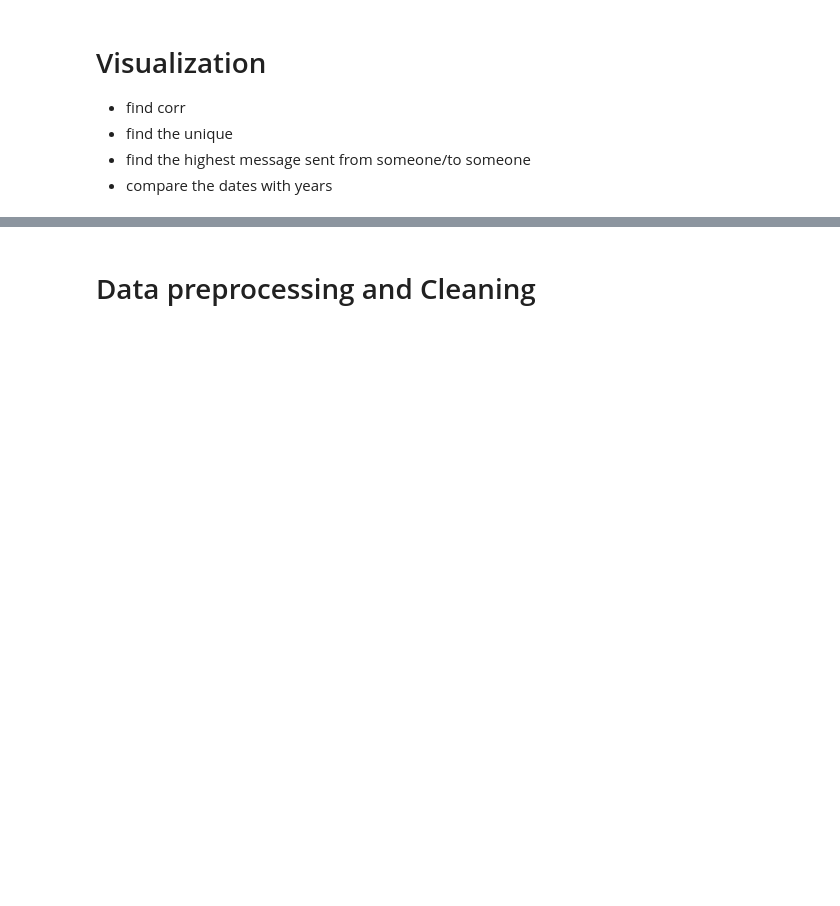
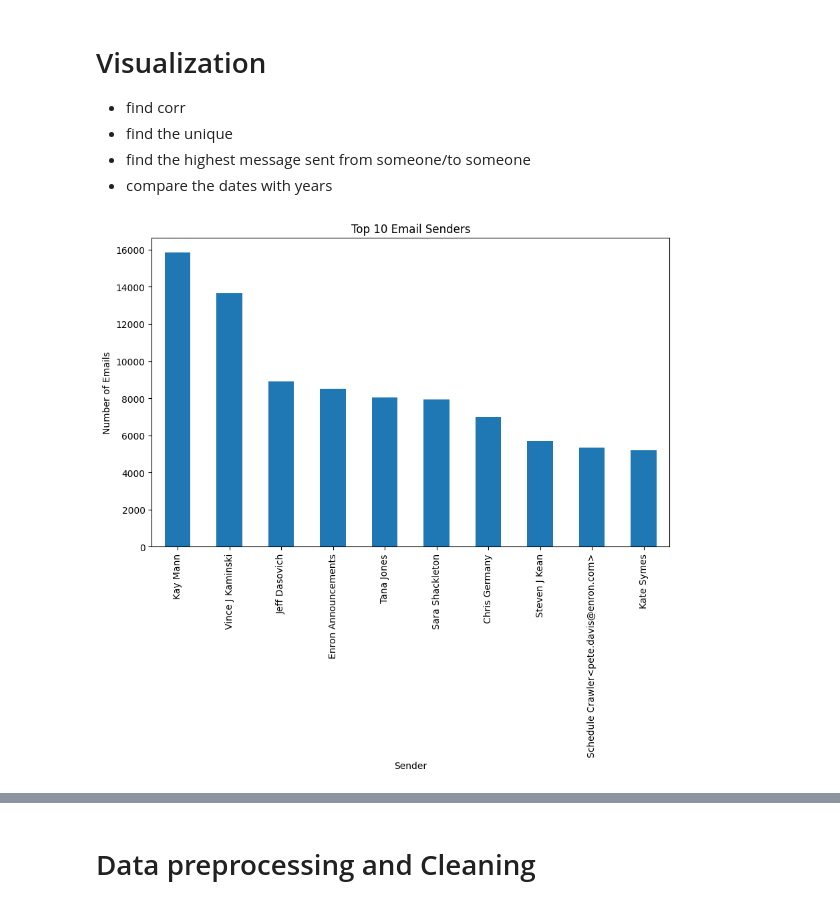
Before and after one commit to mehardeep88/Email_Classification_System, a Jupyter notebook: email_classfication.ipynb, the cells around one changed output, grey strips where cells are left out. Cells and saved outputs as stored; diff of their text form; code cells hidden in the pictures; blank space fills up the shorter version.

```diff
--- a/email_classfication.ipynb
+++ b/email_classfication.ipynb
@@ -143,10 +124,3 @@ dtype: int64
 - there is no null value
 - the message column needs to be cleaned and divided into columns as Date, From, To, Subject, X-From, X-To, Body
 - there are no duplicate values
-# %%
-import email
-
-message = email_df.loc[213]['message']
-emails = email.message_from_string(message)
-headers = emails.items()
-emails.get('Date')
@@ -220,4 +169,6 @@ X-Folder       29
 dtype: int64
+# %%
+email_df = email_df.dropna(subset=['To', 'X-From', 'X-To', 'Subject', 'X-Folder'])
 # %%
 email_df.shape
 # %% [output]
@@ -233,3 +199,3 @@ email_df["Date"].head(3)
 Name: Date, dtype: object
 # %%
-email_df["Date"] = pd.to_datetime(email_df['Date'])
+email_df["Date"] = pd.to_datetime(email_df['Date'], utc=True)
@@ -237,0 +221,2 @@ email_df["Date"] = pd.to_datetime(email_df['Date'])
+# %%
+email_df["Date"] = pd.to_datetime(email_df["Date"], utc=True)
@@ -242,3 +241,15 @@ email_df["Date"] = pd.to_datetime(email_df['Date'])
 - find the unique
 - find the highest message sent from someone/to someone
 - compare the dates with years
+# %%
+top_senders = email_df["X-From"].value_counts().head(10)
+
+plt.figure(figsize=(10, 6))
+top_senders.plot(kind='bar')
+plt.title('Top 10 Email Senders')
+plt.xlabel('Sender')
+plt.ylabel('Number of Emails')
+
+plt.show()
+# %% [output]
+[figure, added]
```
Also changed, not shown: parts of 130 cells of this notebook.
